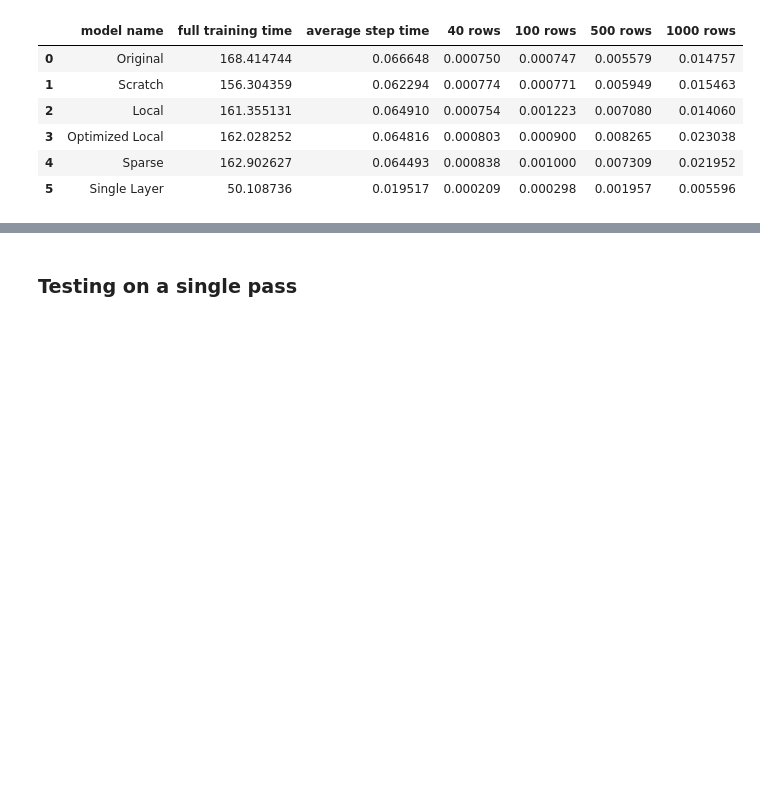
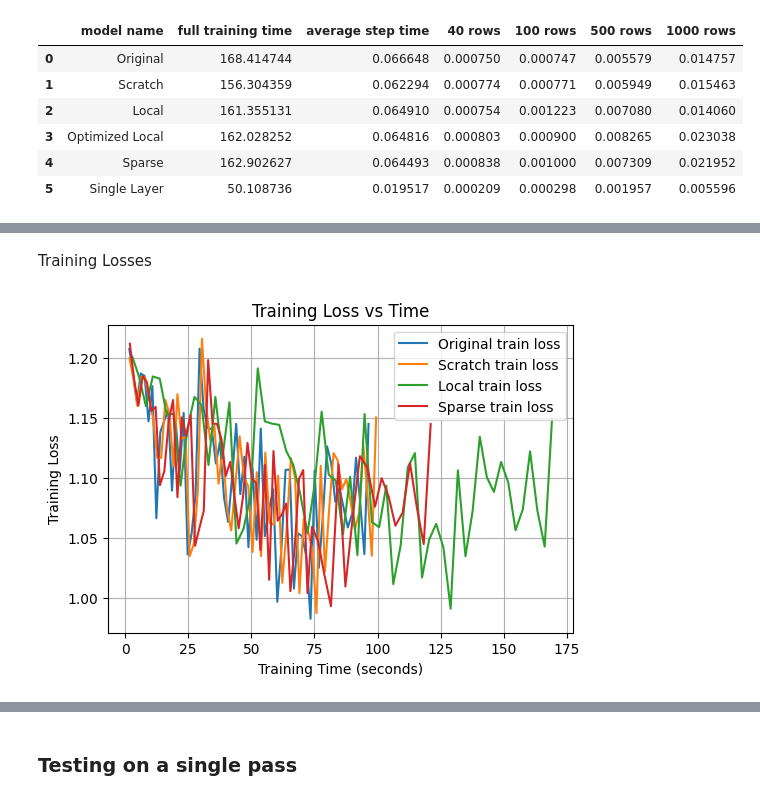
Before and after one commit to sgobbi/Neuralk_NanoTabFPN, a Jupyter notebook: experiment.ipynb, the cells around one changed output, grey strips where cells are left out. Drawn from its saved outputs; the diff is of its cells as text; code cells hidden in the pictures; blank space fills up the shorter version.

```diff
--- a/experiment.ipynb
+++ b/experiment.ipynb
@@ -868,0 +1195,24 @@ merged
+# %%
+loaded_history_pytorch_coverage = pd.read_csv("saved_histories/nanotabpfn_own_prior_trained_seed0.csv")
+loaded_history_scratch_coverage = pd.read_csv("saved_histories/nanotabpfn_own_prior_trained_scratch_attention_seed0.csv")
+loaded_history_local_scratch_coverage = pd.read_csv("saved_histories/nanotabpfn_own_prior_trained_local_attention_seed0.csv")
+loaded_history_sparse_coverage = pd.read_csv("saved_histories/nanotabpfn_own_prior_trained_sparse_attention_seed0.csv")
+
+model_histories_coverage = {"Original": loaded_history_pytorch_coverage,
+                   "Scratch": loaded_history_scratch_coverage,
+                   "Local": loaded_history_local_scratch_coverage,
+                   "Sparse": loaded_history_sparse_coverage
+                   }
+
+loaded_history_pytorch_coverage_with_mem = pd.read_csv("saved_histories/nanotabpfn_own_prior_trained_with_mem_seed0.csv")
+loaded_history_scratch_coverage_with_mem = pd.read_csv("saved_histories/nanotabpfn_own_prior_trained_scratch_attention_with_mem_seed0.csv")
+loaded_history_local_scratch_coverage_with_mem = pd.read_csv("saved_histories/nanotabpfn_own_prior_trained_local_attention_with_mem_seed0.csv")
+loaded_history_sparse_coverage_with_mem = pd.read_csv("saved_histories/nanotabpfn_own_prior_trained_sparse_attention_with_mem_seed0.csv")
+loaded_history_einstein_coverage_with_mem = pd.read_csv("saved_histories/nanotabpfn_own_prior_trained_einstein_attention_with_mem_seed0.csv")
+
+model_histories_coverage_with_mem = {"Original": loaded_history_pytorch_coverage_with_mem,
+                   "Scratch": loaded_history_scratch_coverage_with_mem,
+                   "Local": loaded_history_local_scratch_coverage_with_mem,
+                   "Sparse": loaded_history_sparse_coverage_with_mem,
+                   "Einstein": loaded_history_einstein_coverage_with_mem
+                   }
@@ -868,0 +1274,6 @@ merged
+# %% [markdown]
+Training Losses
+# %%
+plot_metric("train loss vs time", model_histories_coverage_with_mem)
+# %% [output]
+[figure, added]
```
Also changed, not shown: parts of 47 cells of this notebook, 23 other files.
